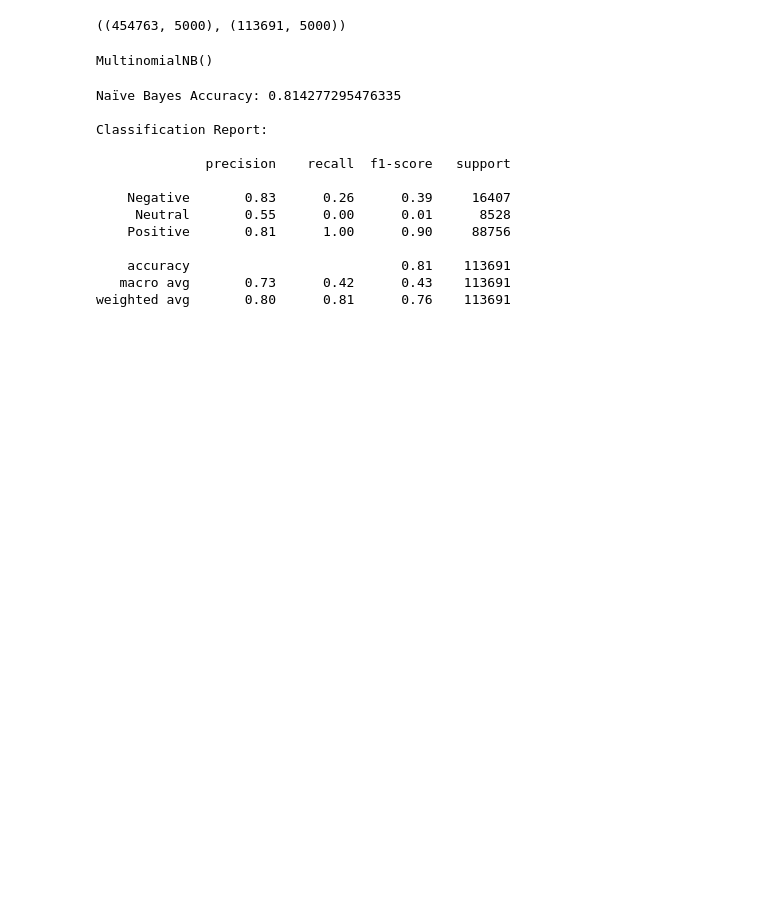
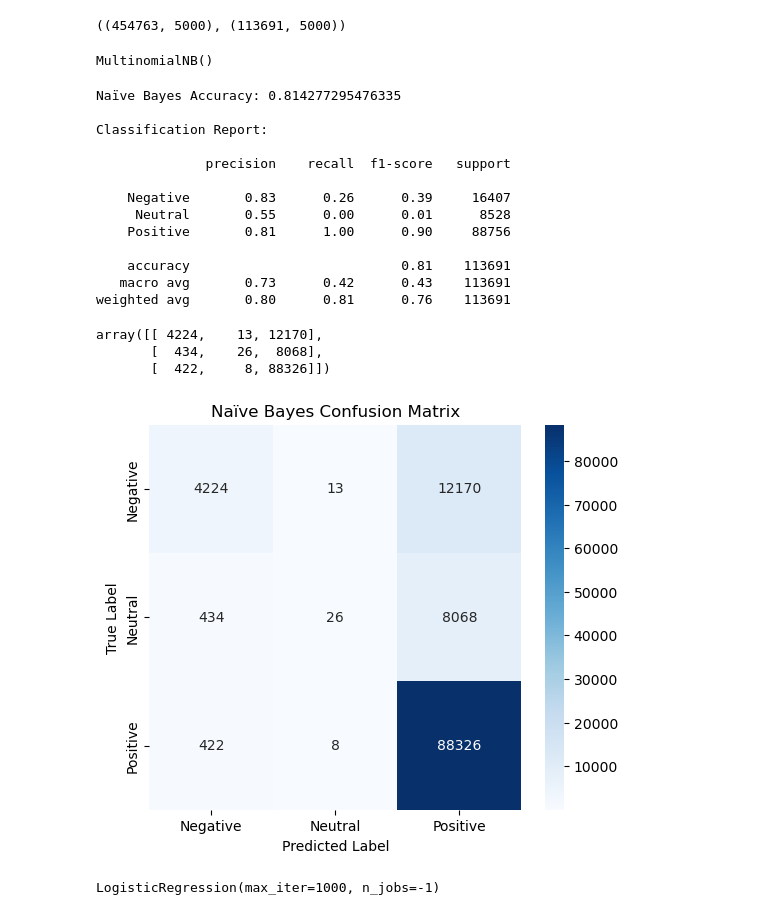
Before and after one commit to 03sans/AML_Coursework, a Jupyter notebook: AML_Coursework.ipynb, the cells around one changed output. Saved outputs shown, nothing was run; the diff lists cells and outputs as text; code cells hidden in the pictures; blank space fills up the shorter version.

Commit message:
Model training, evaluation, and hyperparameter tuning completed

```diff
--- a/AML_Coursework.ipynb
+++ b/AML_Coursework.ipynb
@@ -272,3 +272,30 @@ Classification Report:
     accuracy                           0.81    113691
    macro avg       0.73      0.42      0.43    113691
 weighted avg       0.80      0.81      0.76    113691
+# %%
+cm = confusion_matrix(y_test, y_pred_nb)
+cm
+# %% [output]
+array([[ 4224,    13, 12170],
+       [  434,    26,  8068],
+       [  422,     8, 88326]])
+# %%
+import seaborn as sns
+import matplotlib.pyplot as plt
+
+plt.figure(figsize=(6,5))
+sns.heatmap(
+    cm,
+    annot=True,
+    fmt="d",
+    cmap="Blues",
+    xticklabels=nb_model.classes_,
+    yticklabels=nb_model.classes_
+)
+
+plt.xlabel("Predicted Label")
+plt.ylabel("True Label")
+plt.title("Naïve Bayes Confusion Matrix")
+plt.show()
+# %% [output]
+[figure, added]
@@ -274,0 +304,4 @@ weighted avg       0.80      0.81      0.76    113691
+# %%
+lr_model.fit(X_train, y_train)
+# %% [output]
+LogisticRegression(max_iter=1000, n_jobs=-1)
```
Also changed, not shown: parts of 7 cells of this notebook.
